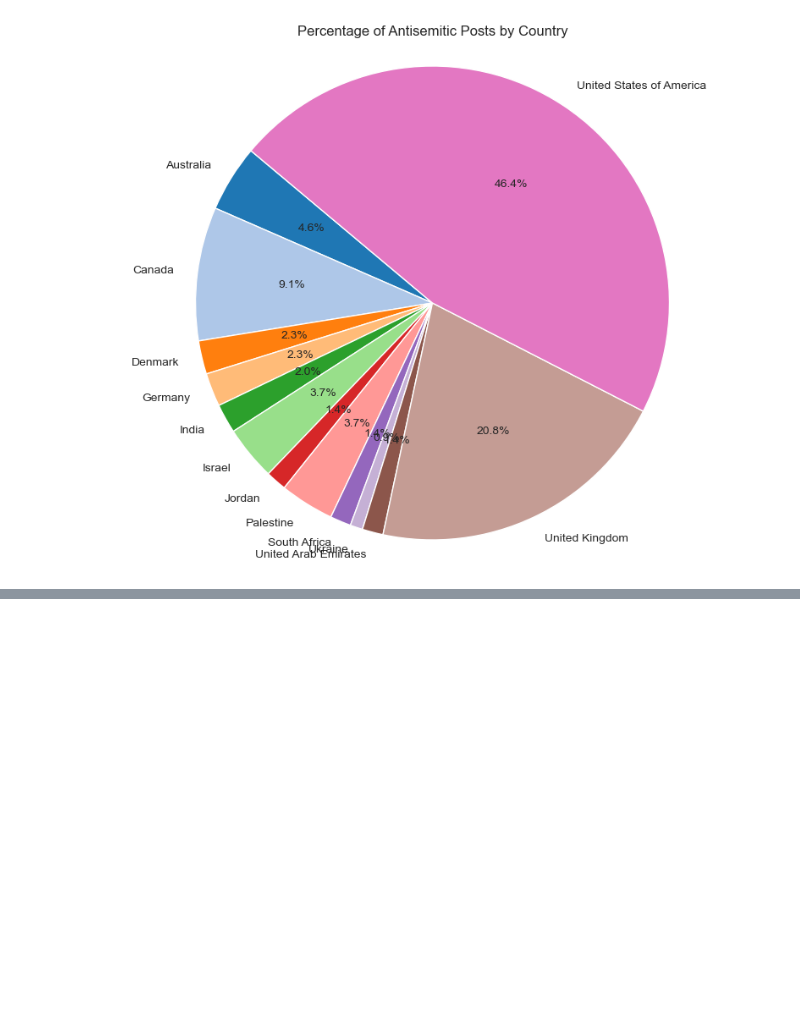
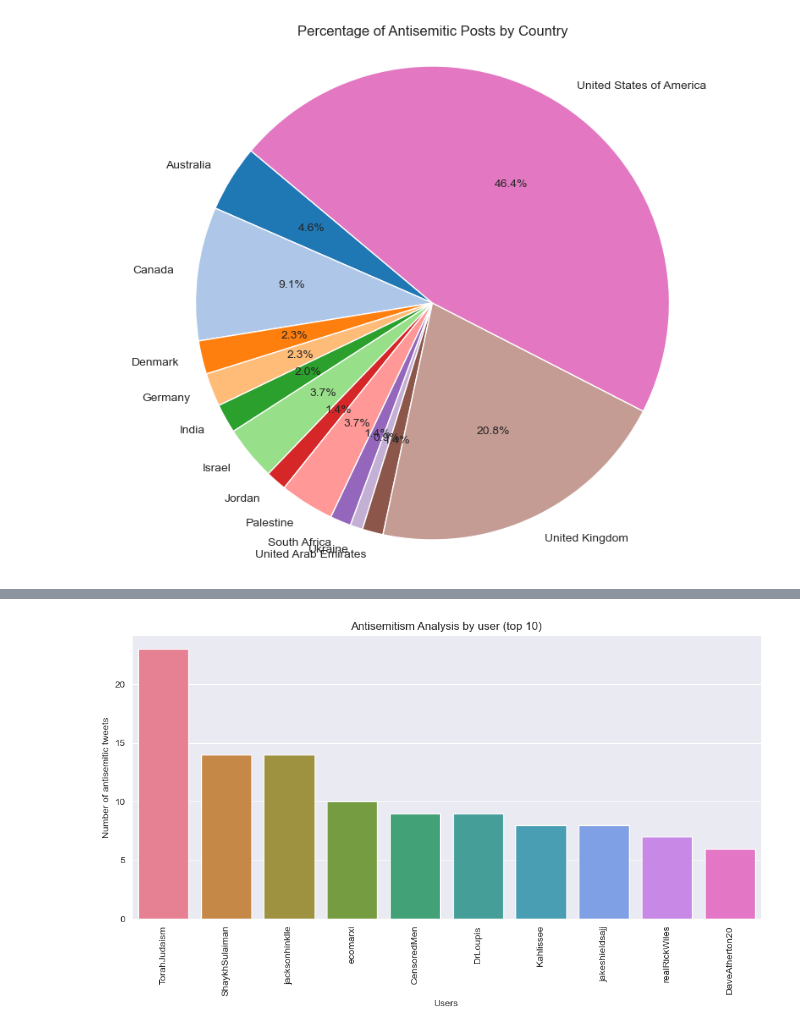
Before and after one commit to ArkhipovG/AntisemitismAwareBot, a Jupyter notebook: Twitter_analysis/data_scraping_preproc.ipynb, the cells around one changed output, grey strips where cells are left out. Drawn from its saved outputs; the diff is of its cells as text; code cells hidden in the pictures; blank space fills up the shorter version.

Commit message:
Analyzing_tweets_update

```diff
--- a/Twitter_analysis/data_scraping_preproc.ipynb
+++ b/Twitter_analysis/data_scraping_preproc.ipynb
@@ -363,0 +373,2 @@ plt.show()
+# %%
+antisemitic_tweets_by_user = df_anal.groupby(['user','user_url'])[['antisemitic_post','non_antisemitic_post']].sum().reset_index()
@@ -363,0 +391,2 @@ plt.show()
+# %%
+antisemitic_tweets_by_user = antisemitic_tweets_by_user[antisemitic_tweets_by_user['user']!= 'StopAntisemites']
@@ -363,0 +407,2 @@ plt.show()
+# %%
+top_10_antisemits = antisemitic_tweets_by_user.nlargest(10, 'antisemitic_post')
@@ -363,0 +423,18 @@ plt.show()
+# %%
+import seaborn as sns
+import matplotlib.pyplot as plt
+
+# Define a color palette for each country
+country_palette = sns.color_palette("husl", n_colors=len(top_10_antisemits['user'].unique()))
+
+# Create the bar plot
+plt.figure(figsize=(10, 6))
+sns.barplot(data=top_10_antisemits, x='user', y='antisemitic_post', palette=country_palette)
+plt.title("Antisemitism Analysis by user (top 10)")
+plt.xlabel("Users")
+plt.ylabel("Number of antisemitic tweets")
+plt.xticks(rotation=90)  # Rotate x-axis labels for better readability
+plt.tight_layout()
+plt.show()
+# %% [output]
+[figure, added]
```
Also changed, not shown: parts of 4 cells of this notebook.
